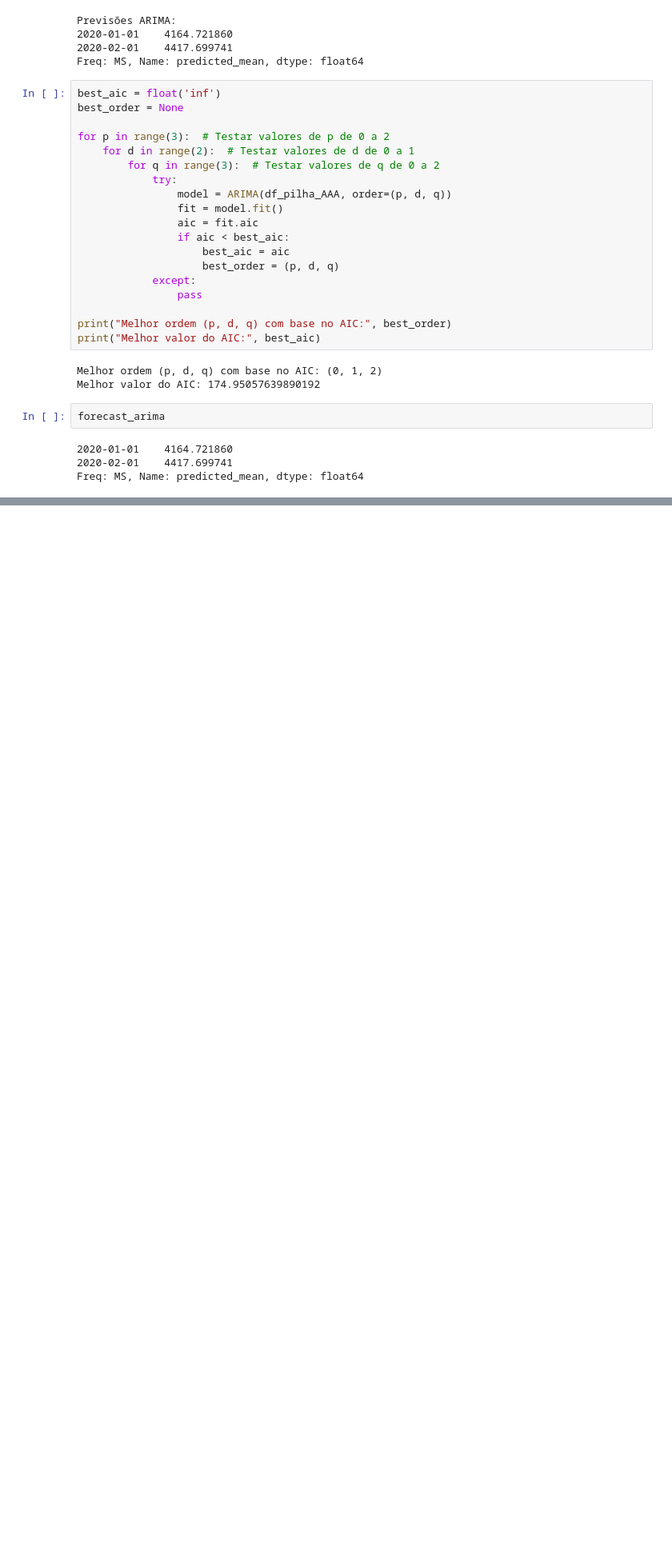
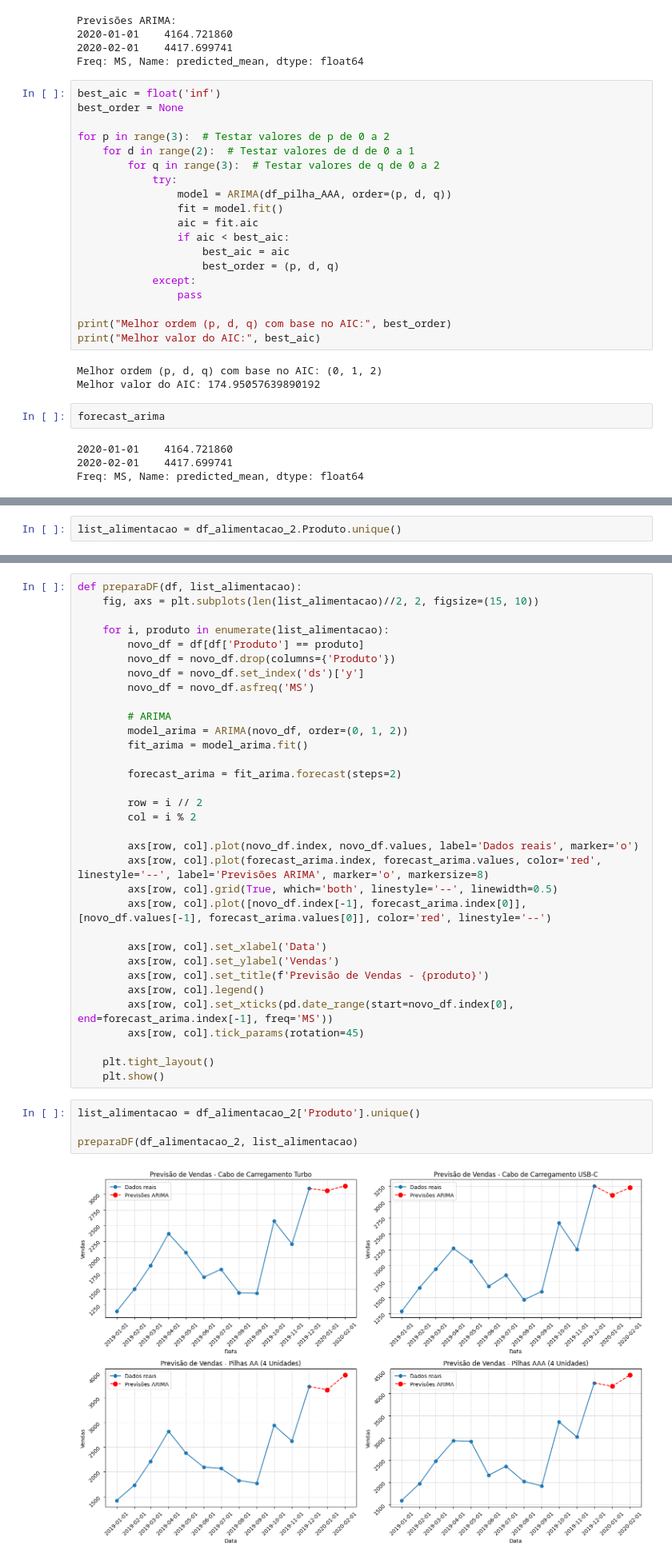
Before and after one commit to alyssonmontovanelli/analise_Previsao_Vendas_varejo, a Jupyter notebook: pre_processamento/proc_Alimentacao copy 2.ipynb, the cells around one changed output, grey strips where cells are left out. Shown: that part at 80% size. Drawn from its saved outputs; the diff is of its cells as text; blank space fills up the shorter version.

```diff
--- a/pre_processamento/proc_Alimentacao copy 2.ipynb
+++ b/pre_processamento/proc_Alimentacao copy 2.ipynb
@@ -191,0 +192,2 @@ plt.show()
+# %%
+list_alimentacao = df_alimentacao_2.Produto.unique()
@@ -191,0 +268,39 @@ plt.show()
+# %%
+def preparaDF(df, list_alimentacao):
+    fig, axs = plt.subplots(len(list_alimentacao)//2, 2, figsize=(15, 10))
+
+    for i, produto in enumerate(list_alimentacao):
+        novo_df = df[df['Produto'] == produto]
+        novo_df = novo_df.drop(columns={'Produto'})
+        novo_df = novo_df.set_index('ds')['y']
+        novo_df = novo_df.asfreq('MS')
+
+        # ARIMA
+        model_arima = ARIMA(novo_df, order=(0, 1, 2))
+        fit_arima = model_arima.fit()
+
+        forecast_arima = fit_arima.forecast(steps=2)
+
+        row = i // 2
+        col = i % 2
+
+        axs[row, col].plot(novo_df.index, novo_df.values, label='Dados reais', marker='o')
+        axs[row, col].plot(forecast_arima.index, forecast_arima.values, color='red', linestyle='--', label='Previsões ARIMA', marker='o', markersize=8)
+        axs[row, col].grid(True, which='both', linestyle='--', linewidth=0.5)
+        axs[row, col].plot([novo_df.index[-1], forecast_arima.index[0]], [novo_df.values[-1], forecast_arima.values[0]], color='red', linestyle='--')
+
+        axs[row, col].set_xlabel('Data')
+        axs[row, col].set_ylabel('Vendas')
+        axs[row, col].set_title(f'Previsão de Vendas - {produto}')
+        axs[row, col].legend()
+        axs[row, col].set_xticks(pd.date_range(start=novo_df.index[0], end=forecast_arima.index[-1], freq='MS'))
+        axs[row, col].tick_params(rotation=45)
+
+    plt.tight_layout()
+    plt.show()
+# %%
+list_alimentacao = df_alimentacao_2['Produto'].unique()
+
+preparaDF(df_alimentacao_2, list_alimentacao)
+# %% [output]
+[figure, added]
```
Also changed, not shown: parts of 5 cells of this notebook.
